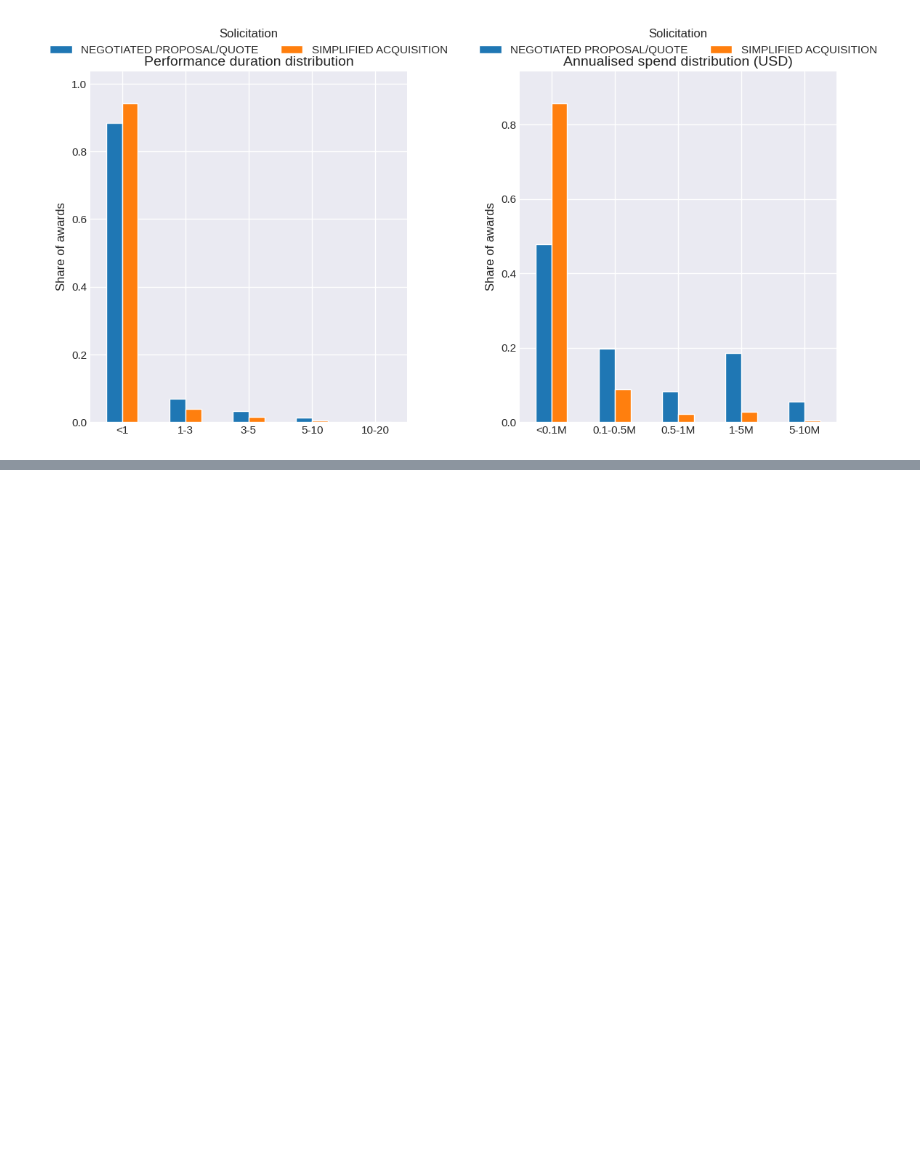
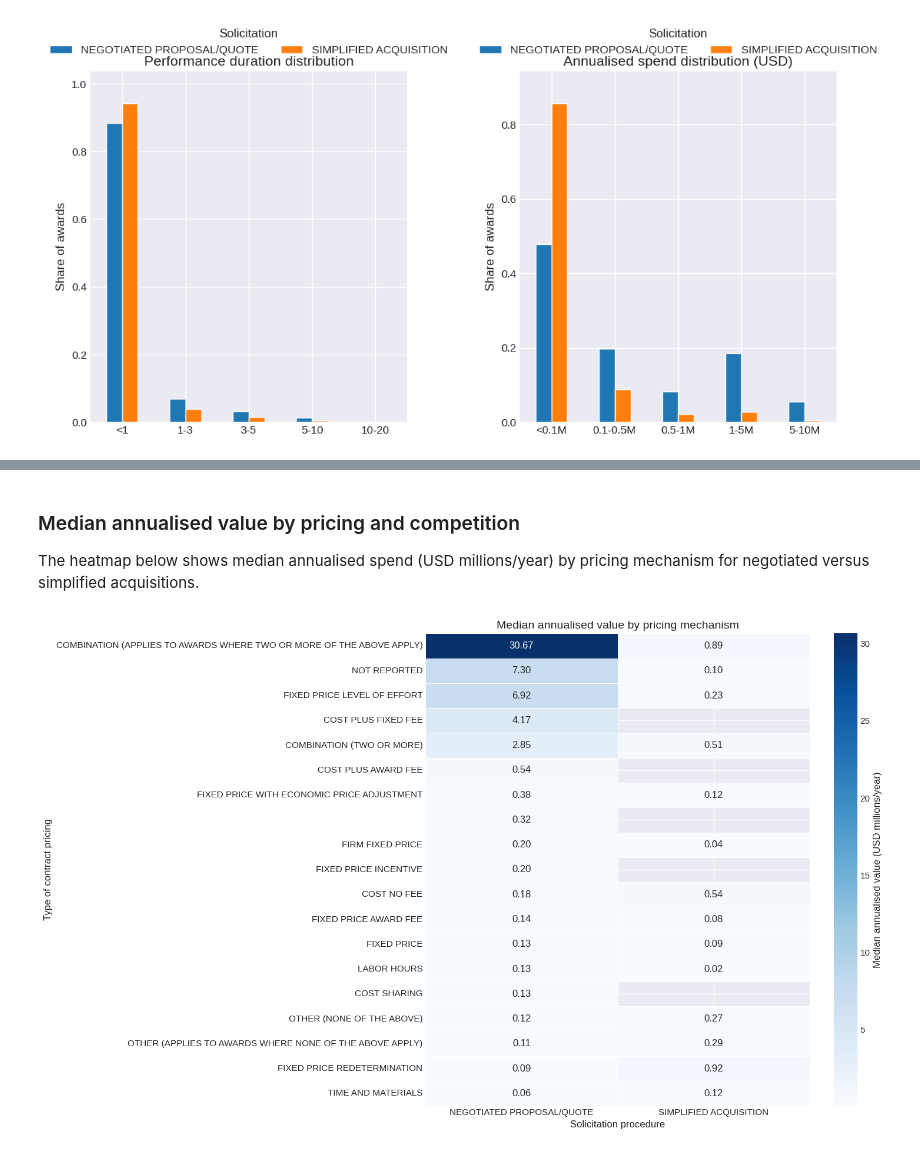
Before and after one commit to edoardoCame/American-analysis, a Jupyter notebook: notebooks/usaspending.ipynb, the cells around one changed output, grey strips where cells are left out. Cells and saved outputs as stored; diff of their text form; code cells hidden in the pictures; blank space fills up the shorter version.

```diff
--- a/notebooks/usaspending.ipynb
+++ b/notebooks/usaspending.ipynb
@@ -696,0 +702,22 @@ plt.show()
+# %%
+q3_df = cost_df.copy()
+value_mask = q3_df['base_and_all_options_value'].between(1, 1_000_000_000, inclusive='both')
+annual_mask = q3_df['annualized_base_all'] > 0
+perf_mask = q3_df['performance_years'] > 0
+procedure_mask = q3_df['solicitation_procedures'].isin(['NEGOTIATED PROPOSAL/QUOTE', 'SIMPLIFIED ACQUISITION'])
+q3_df = q3_df[value_mask & annual_mask & perf_mask & procedure_mask].copy()
+
+q3_df['log_annualized'] = np.log10(q3_df['annualized_base_all'])
+q3_df['competition_bucket'] = pd.cut(
+    q3_df['number_of_offers_received'].fillna(0),
+    bins=[-0.1, 1, 3, 5, 10, q3_df['number_of_offers_received'].max()],
+    labels=['1 offer', '2-3', '4-5', '6-10', '11+']
+)
+q3_df['duration_bucket'] = pd.cut(
+    q3_df['performance_years'],
+    bins=[0, 1, 3, 5, 10, 20],
+    labels=['≤1', '1-3', '3-5', '5-10', '10-20'],
+    include_lowest=True
+)
+
+print(q3_df[['solicitation_procedures','annualized_base_all','performance_years']].describe(include='all'))
@@ -696,0 +737,28 @@ plt.show()
+# %% [markdown]
+### Median annualised value by pricing and competition
+The heatmap below shows median annualised spend (USD millions/year) by pricing mechanism for negotiated versus simplified acquisitions.
+# %%
+pricing_pivot = (
+    q3_df.groupby(['type_of_contract_pricing', 'solicitation_procedures'])['annualized_base_all']
+    .median()
+    .unstack()
+)
+pricing_heatmap = (pricing_pivot / 1e6).replace(0, np.nan)
+ordering = pricing_heatmap.sort_values(by='NEGOTIATED PROPOSAL/QUOTE', ascending=False).index
+pricing_heatmap = pricing_heatmap.loc[ordering]
+plt.figure(figsize=(15, 9))
+sns.heatmap(
+    pricing_heatmap,
+    annot=True,
+    fmt='.2f',
+    cmap='Blues',
+    linewidths=0.5,
+    cbar_kws={'label': 'Median annualised value (USD millions/year)'}
+)
+plt.ylabel('Type of contract pricing')
+plt.xlabel('Solicitation procedure')
+plt.title('Median annualised value by pricing mechanism')
+plt.tight_layout()
+plt.show()
+# %% [output]
+[figure, added]
```
Also changed, not shown: parts of 13 cells of this notebook, 4 other files.
